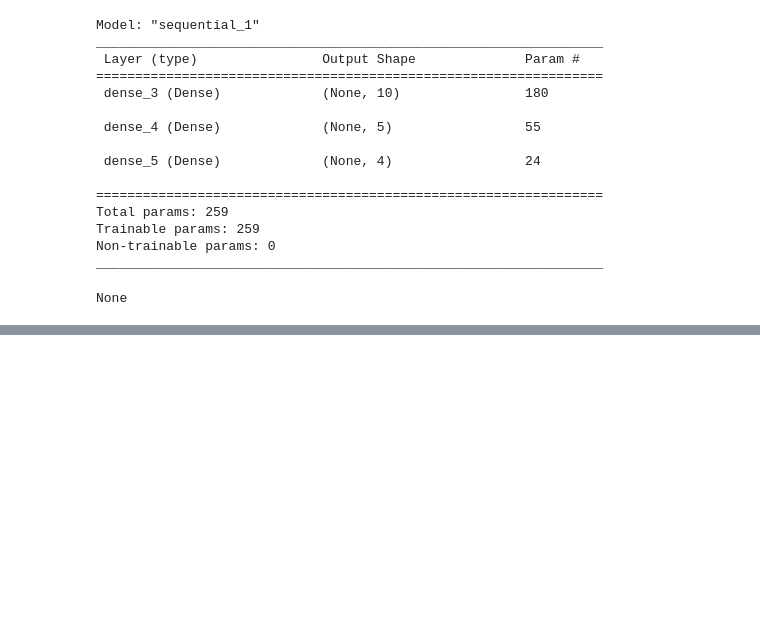
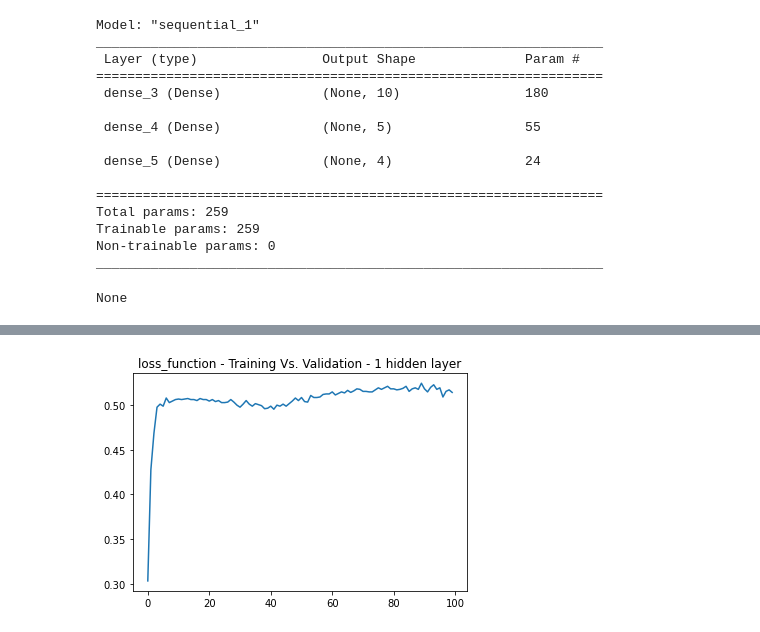
Before and after one commit to Rishi-Prasadha/MLB_ML_Pitching_Prediction, a Jupyter notebook: rishi/starter.ipynb, the cells around one changed output, grey strips where cells are left out. Saved outputs shown, nothing was run; the diff lists cells and outputs as text; code cells hidden in the pictures; blank space fills up the shorter version.

```diff
--- a/rishi/starter.ipynb
+++ b/rishi/starter.ipynb
@@ -528,0 +712,9 @@ None
+# %%
+# Plot the accuracy over epochs
+
+plt.plot(model_v3.history["accuracy"])
+plt.title("loss_function - Training Vs. Validation - 1 hidden layer")
+#plt.legend(["train", "test"])
+plt.show()
+# %% [output]
+[figure, added]
```
Also changed, not shown: parts of 26 cells of this notebook.
